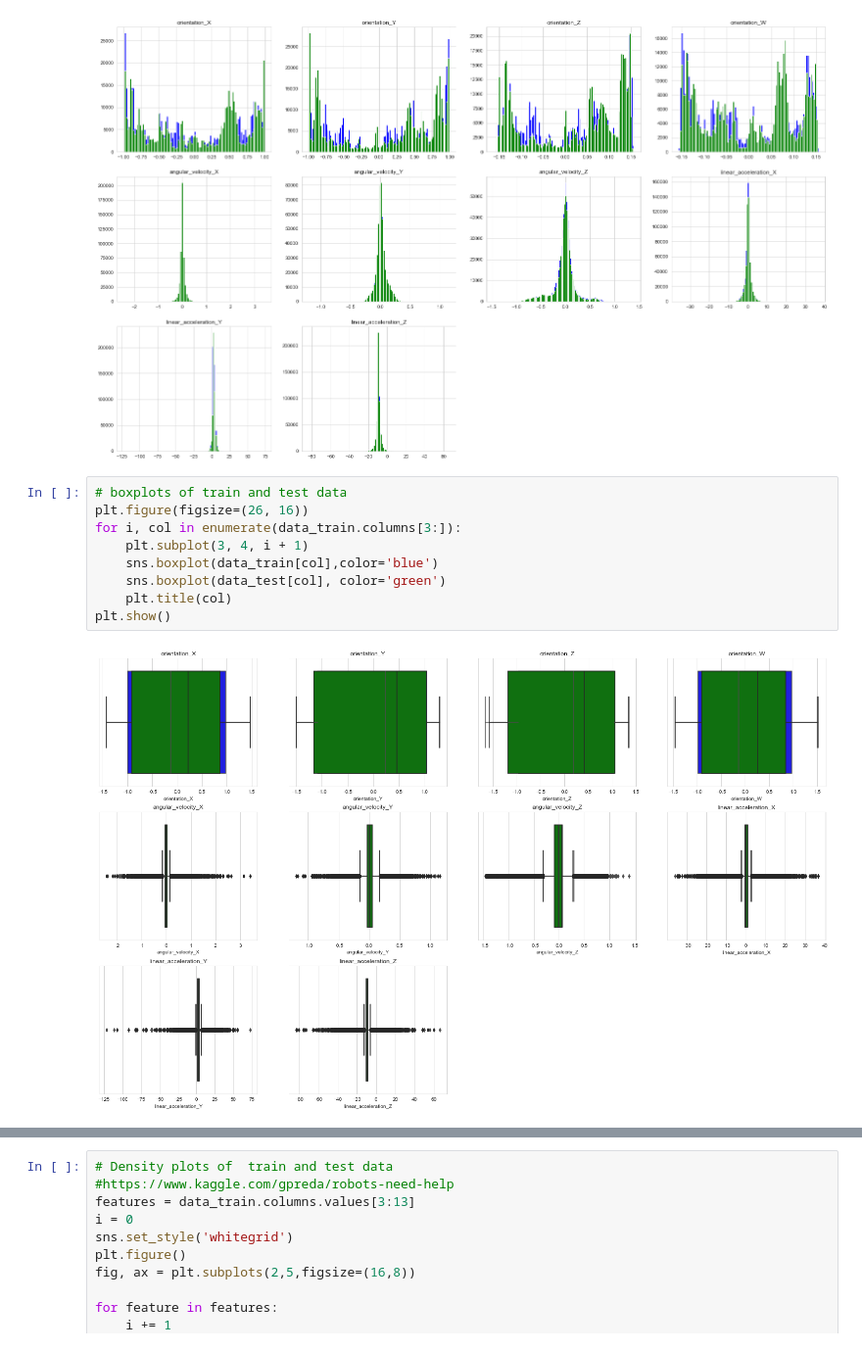
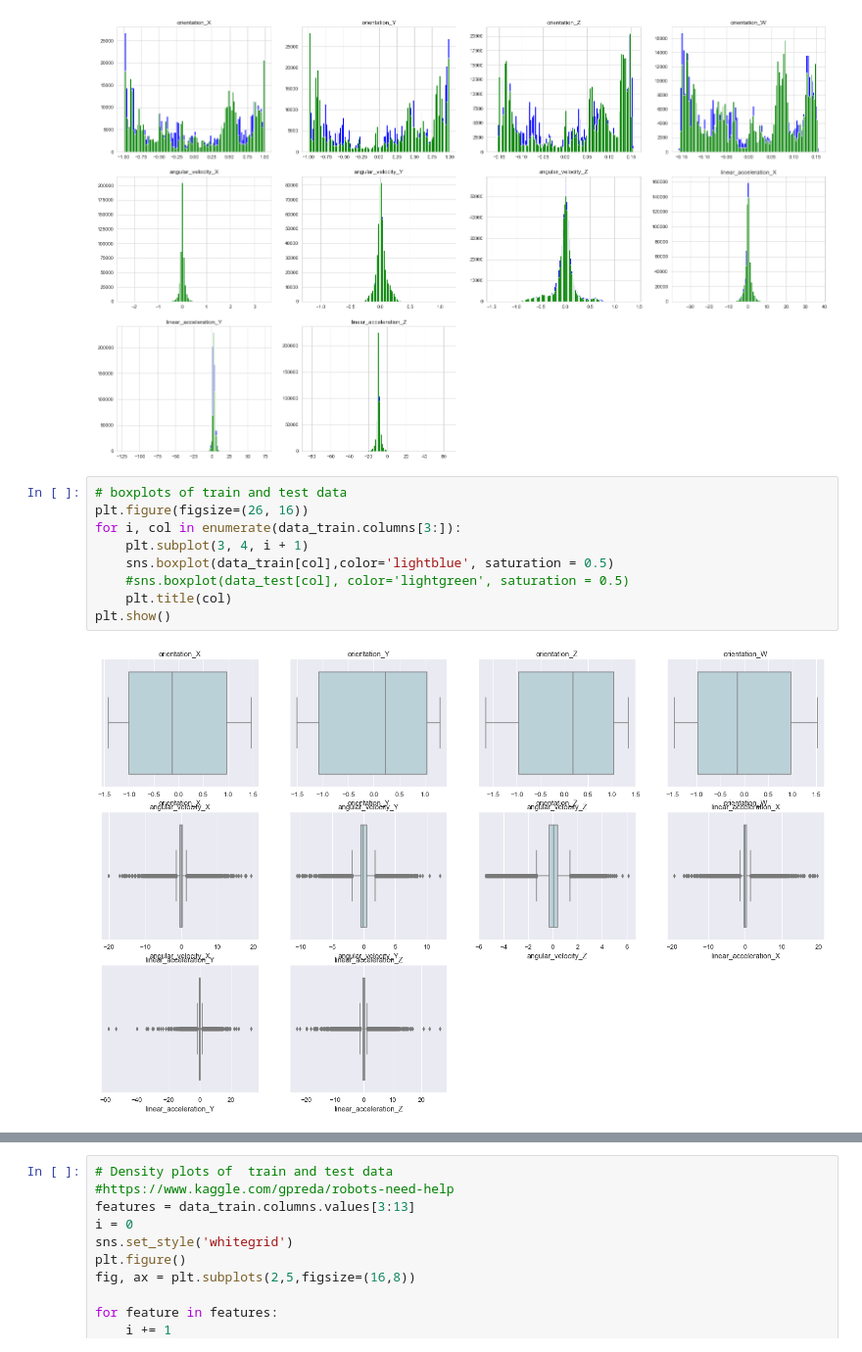
Before and after one commit to halajadallah/ML_capstone_project, a Jupyter notebook: Project_code.ipynb, the cells around one changed output, grey strips where cells are left out. Shown at 98% size. Cells and saved outputs as stored; diff of their text form.

```diff
--- a/Project_code.ipynb
+++ b/Project_code.ipynb
@@ -214,11 +225,11 @@ plt.show()
 # %%
 # boxplots of train and test data
 plt.figure(figsize=(26, 16))
 for i, col in enumerate(data_train.columns[3:]):
     plt.subplot(3, 4, i + 1)
-    sns.boxplot(data_train[col],color='blue')
-    sns.boxplot(data_test[col], color='green')
+    sns.boxplot(data_train[col],color='lightblue', saturation = 0.5)
+    #sns.boxplot(data_test[col], color='lightgreen', saturation = 0.5)
     plt.title(col)
 plt.show()
 # %% [output]
-[figure, old version]
+[figure, new version]
```
Also changed, not shown: parts of 84 cells of this notebook, 11 other files.
